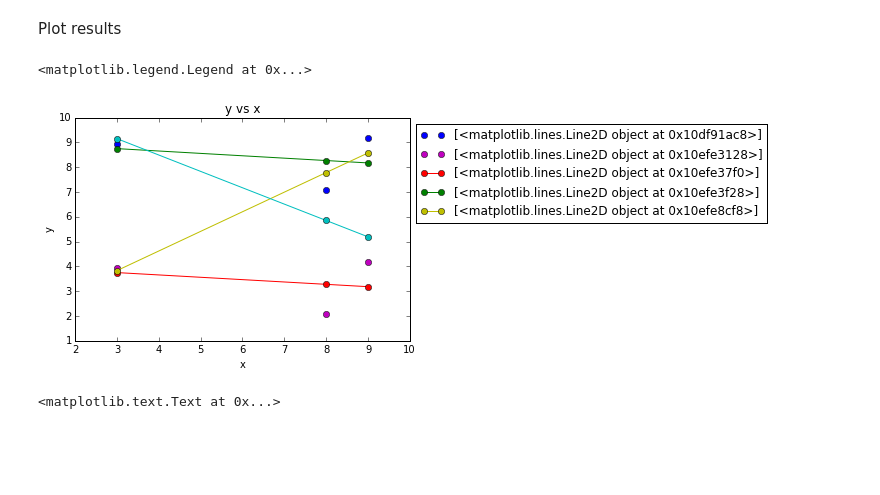
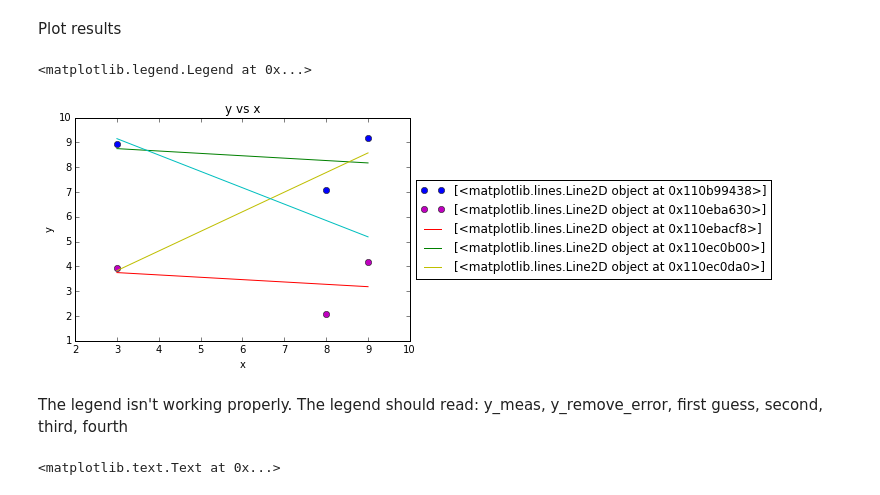
Before and after one commit to mbuchove/notebook-wurk-b, a Jupyter notebook: stats/astro283_hw2.ipynb, the cells around one changed output. Saved outputs shown, nothing was run; the diff lists cells and outputs as text; code cells hidden in the pictures; blank space fills up the shorter version.

```diff
--- a/stats/astro283_hw2.ipynb
+++ b/stats/astro283_hw2.ipynb
@@ -145,18 +145,20 @@ Plot results
 # %%
 pyplot.title("y vs x")
 pyplot.xlabel("x")
 pyplot.ylabel("y")
 plots = [ pyplot.plot(x_data, y_data, 'bo', label="Measured") ]
 plots = [ pyplot.plot(x_data, y_data - 5, 'mo', label="Measured (error)") ]
-plots.append( pyplot.plot(x_data, y[0], 'ro-', label="Guess i") )
-plots.append( pyplot.plot(x_data, y[1], 'go-', label="Guess ii") )
-plots.append( pyplot.plot(x_data, y[2], 'yo-', label="Guess iii") )
-plots.append( pyplot.plot(x_data, y[3], 'co-', label="Guess iv") )
+plots.append( pyplot.plot(x_data, y[0], 'r-', label="Guess i") )
+plots.append( pyplot.plot(x_data, y[1], 'g-', label="Guess ii") )
+plots.append( pyplot.plot(x_data, y[2], 'y-', label="Guess iii") )
+plots.append( pyplot.plot(x_data, y[3], 'c-', label="Guess iv") )
 pyplot.axis([2.0, 10.0, 1.0, 10.0])
-pyplot.legend(plots, loc='center left', bbox_to_anchor=(1., 0.75))
+pyplot.legend(plots, loc='center left', bbox_to_anchor=(1., 0.5))
 # %% [output]
 <matplotlib.legend.Legend at 0x...>
-[figure, old version]
+[figure, new version]
+# %% [markdown]
+The legend isn't working properly. The legend should read: y_meas, y_remove_error, first guess, second, third, fourth
 # %%
 l = len(a)
 params_x = []*l
```
